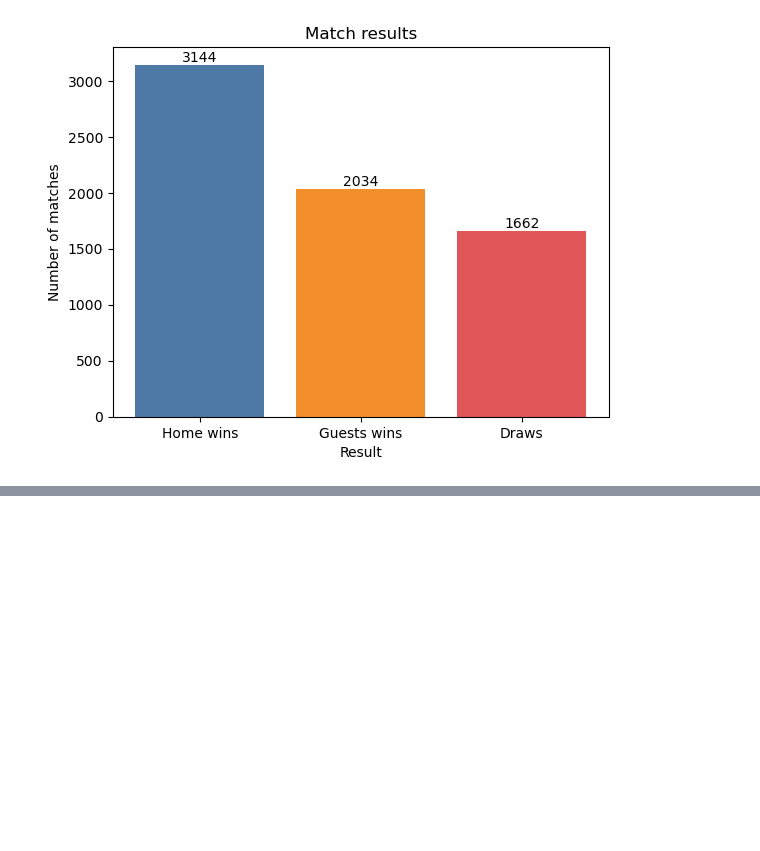
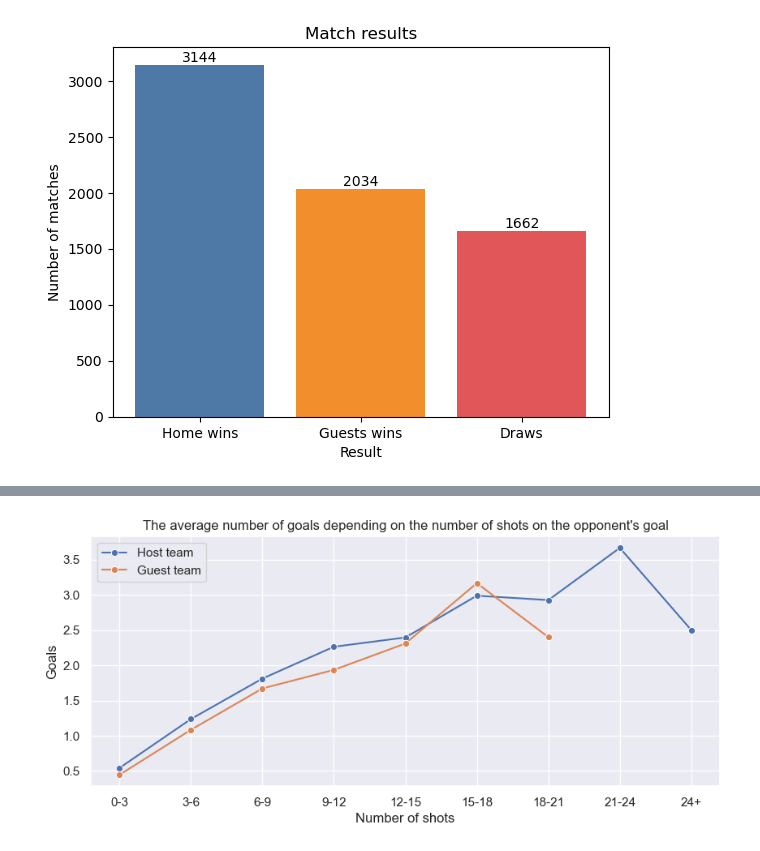
Before and after one commit to tmaxell/footforecast, a Jupyter notebook: analysis.ipynb, the cells around one changed output, grey strips where cells are left out. Saved outputs shown, nothing was run; the diff lists cells and outputs as text; code cells hidden in the pictures; blank space fills up the shorter version.

```diff
--- a/analysis.ipynb
+++ b/analysis.ipynb
@@ -433,0 +475,32 @@ plt.show()
+# %%
+# Shots to Goal correlation
+bins = [0, 3, 6, 9, 12, 15, 18, 21, 24, np.inf]
+labels = ['0-3', '3-6', '6-9', '9-12', '12-15', '15-18', '18-21', '21-24', '24+']
+
+seasons['HST_Group'] = pd.cut(seasons['HST'], bins=bins, labels=labels, right=False)
+seasons['AST_Group'] = pd.cut(seasons['AST'], bins=bins, labels=labels, right=False)
+
+average_goals_HT = seasons.groupby('HST_Group')['FTHG'].mean()
+average_goals_AT = seasons.groupby('AST_Group')['FTAG'].mean()
+
+df_plot = pd.DataFrame({
+    'HST_Group': average_goals_HT.index,
+    'Average Goals (Home Team)': average_goals_HT.values,
+    'AST_Group': average_goals_AT.index,
+    'Average Goals (Away Team)': average_goals_AT.values,
+})
+
+sns.set(style="darkgrid")
+plt.figure(figsize=(10, 4))
+
+sns.lineplot(data=df_plot, x='HST_Group', y='Average Goals (Home Team)', marker='o', label='Host team')
+sns.lineplot(data=df_plot, x='AST_Group', y='Average Goals (Away Team)', marker='o', label='Guest team')
+
+plt.title("The average number of goals depending on the number of shots on the opponent's goal")
+plt.xlabel('Number of shots')
+plt.ylabel('Goals')
+plt.legend(loc='upper left')
+
+plt.show()
+# %% [output]
+[figure, added]
```
Also changed, not shown: parts of 11 cells of this notebook.
